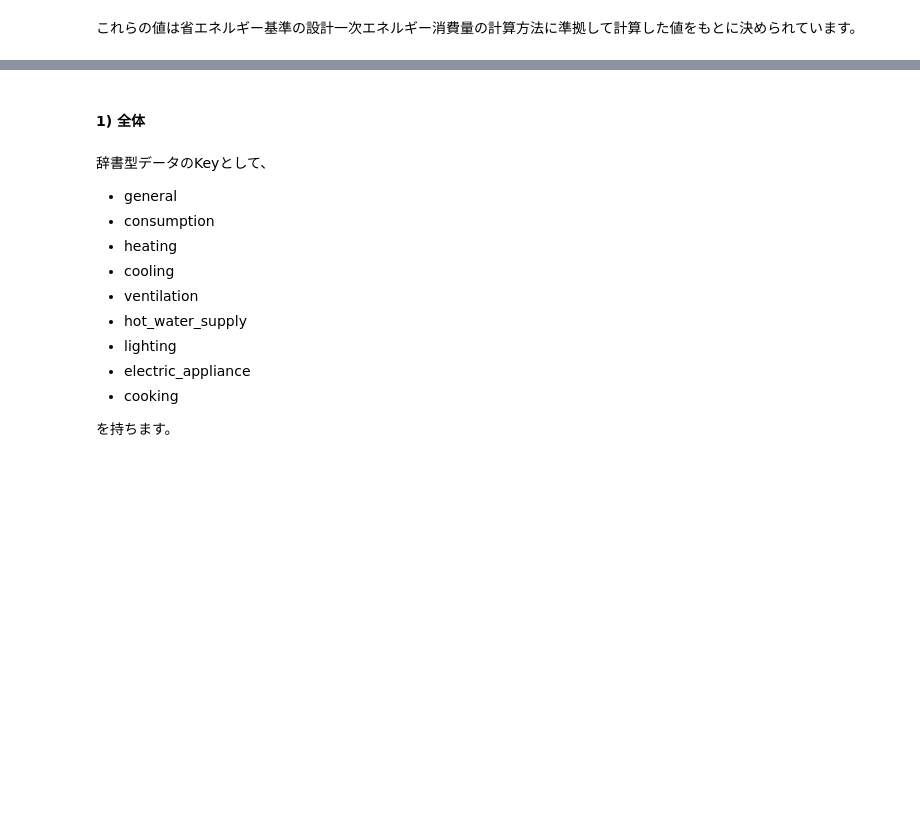
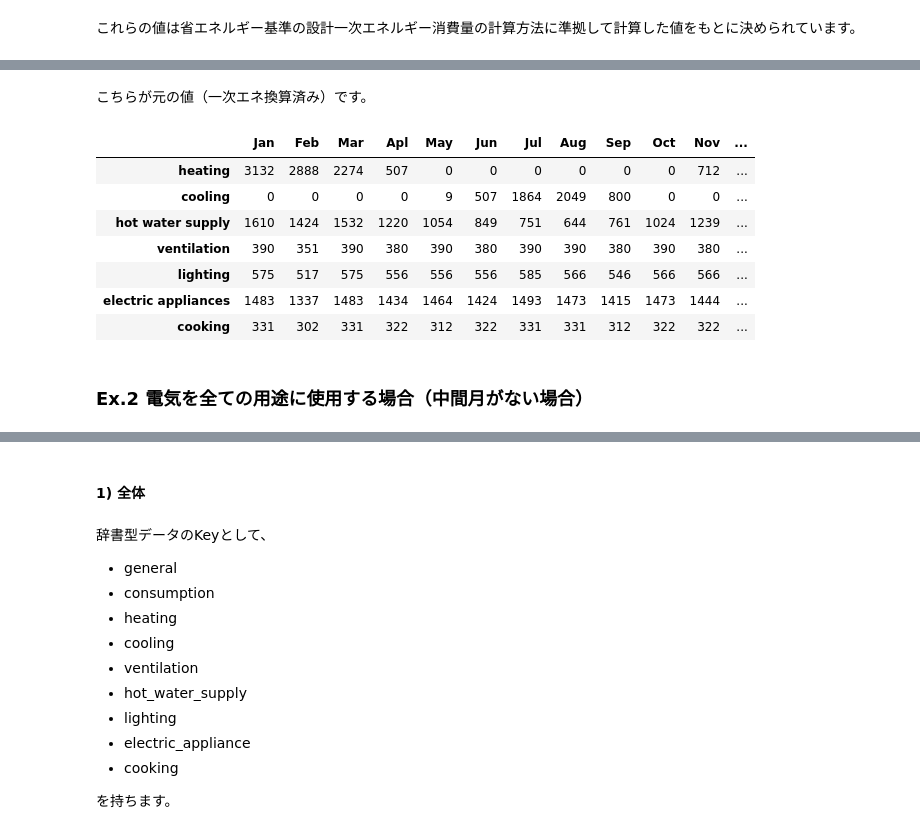
Before and after one commit to jjj-design/UsageAnalysis, a Jupyter notebook: usage_analysis.ipynb, the cells around one changed output, grey strips where cells are left out. Drawn from its saved outputs; the diff is of its cells as text; code cells hidden in the pictures; blank space fills up the shorter version.

```diff
--- a/usage_analysis.ipynb
+++ b/usage_analysis.ipynb
@@ -28,0 +42,5 @@ import pandas as pd
+# %%
+CALORIFIC_V_ELEC = 9.76
+CALORIFIC_V_GAS = 45
+CALORIFIC_V_KER = 37
+CALORIFIC_V_LPG = 50
@@ -48 +78,5 @@ def get_ratio(vs):
+# %%
+def show_monthly_table(d):
+    # d: 辞書型 定義の例 → {'ventilation': [1,2,3,4,5,6,7,8,9,10,11,12]}  配列の長さは必ず12にすること
+    return pd.DataFrame(d, index = MONTH_NAMES).T
 # %% [markdown]
@@ -543,0 +505,8 @@ def analysis_and_plot(d):
+# %%
+ex1_htg_real_kWh = np.array([321, 296, 233,  52,   0,   0,   0,   0,   0,   0,  73, 254])
+ex1_clg_real_kWh = np.array([  0,   0,   0,   0,   1,  52, 191, 210,  82,   0,   0,   0])
+ex1_hws_real_kWh = np.array([165, 146, 157, 125, 108,  87,  77,  66,  78, 105, 127, 151])
+ex1_vnt_real_kWh = np.array([ 40,  36,  40,  39,  40,  39,  40,  40,  39,  40,  39,  40])
+ex1_ltg_real_kWh = np.array([ 59,  53,  59,  57,  57,  57,  60,  58,  56,  58,  58,  58])
+ex1_eap_real_kWh = np.array([152, 137, 152, 147, 150, 146, 153, 151, 145, 151, 148, 151])
+ex1_ckg_real_kWh = np.array([ 34,  31,  34,  33,  32,  33,  34,  34,  32,  33,  33,  33])
@@ -543,0 +630,23 @@ def analysis_and_plot(d):
+# %% [markdown]
+こちらが元の値（一次エネ換算済み）です。
+# %%
+show_monthly_table({
+    'heating': list(map(int, ex1_htg_real_kWh * CALORIFIC_V_ELEC)),
+    'cooling': list(map(int, ex1_clg_real_kWh * CALORIFIC_V_ELEC)),
+    'hot water supply': list(map(int, ex1_hws_real_kWh * CALORIFIC_V_ELEC)),
+    'ventilation': list(map(int, ex1_vnt_real_kWh * CALORIFIC_V_ELEC)),
+    'lighting': list(map(int, ex1_ltg_real_kWh * CALORIFIC_V_ELEC)),
+    'electric appliances': list(map(int, ex1_eap_real_kWh * CALORIFIC_V_ELEC)),
+    'cooking': list(map(int, ex1_ckg_real_kWh * CALORIFIC_V_ELEC))
+})
+# %% [output]
+|  | Jan | Feb | Mar | Apl | May | Jun | Jul | Aug | Sep | Oct | Nov | ... |
+| heating | 3132 | 2888 | 2274 | 507 | 0 | 0 | 0 | 0 | 0 | 0 | 712 | ... |
+| cooling | 0 | 0 | 0 | 0 | 9 | 507 | 1864 | 2049 | 800 | 0 | 0 | ... |
+| hot water supply | 1610 | 1424 | 1532 | 1220 | 1054 | 849 | 751 | 644 | 761 | 1024 | 1239 | ... |
+| ventilation | 390 | 351 | 390 | 380 | 390 | 380 | 390 | 390 | 380 | 390 | 380 | ... |
+| lighting | 575 | 517 | 575 | 556 | 556 | 556 | 585 | 566 | 546 | 566 | 566 | ... |
+| electric appliances | 1483 | 1337 | 1483 | 1434 | 1464 | 1424 | 1493 | 1473 | 1415 | 1473 | 1444 | ... |
+| cooking | 331 | 302 | 331 | 322 | 312 | 322 | 331 | 331 | 312 | 322 | 322 | ... |
+# %% [markdown]
+### Ex.2 電気を全ての用途に使用する場合（中間月がない場合）
```
Also changed, not shown: parts of 200 cells of this notebook.
